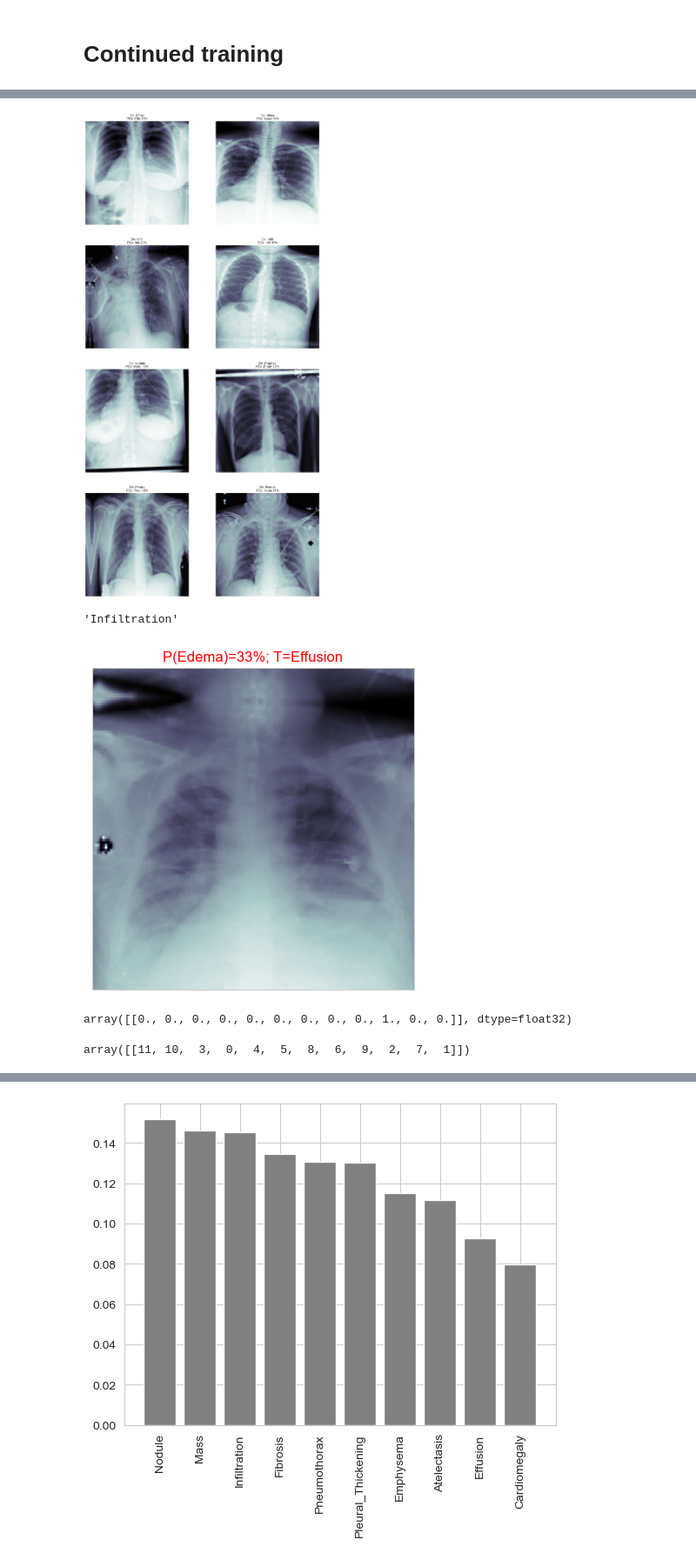
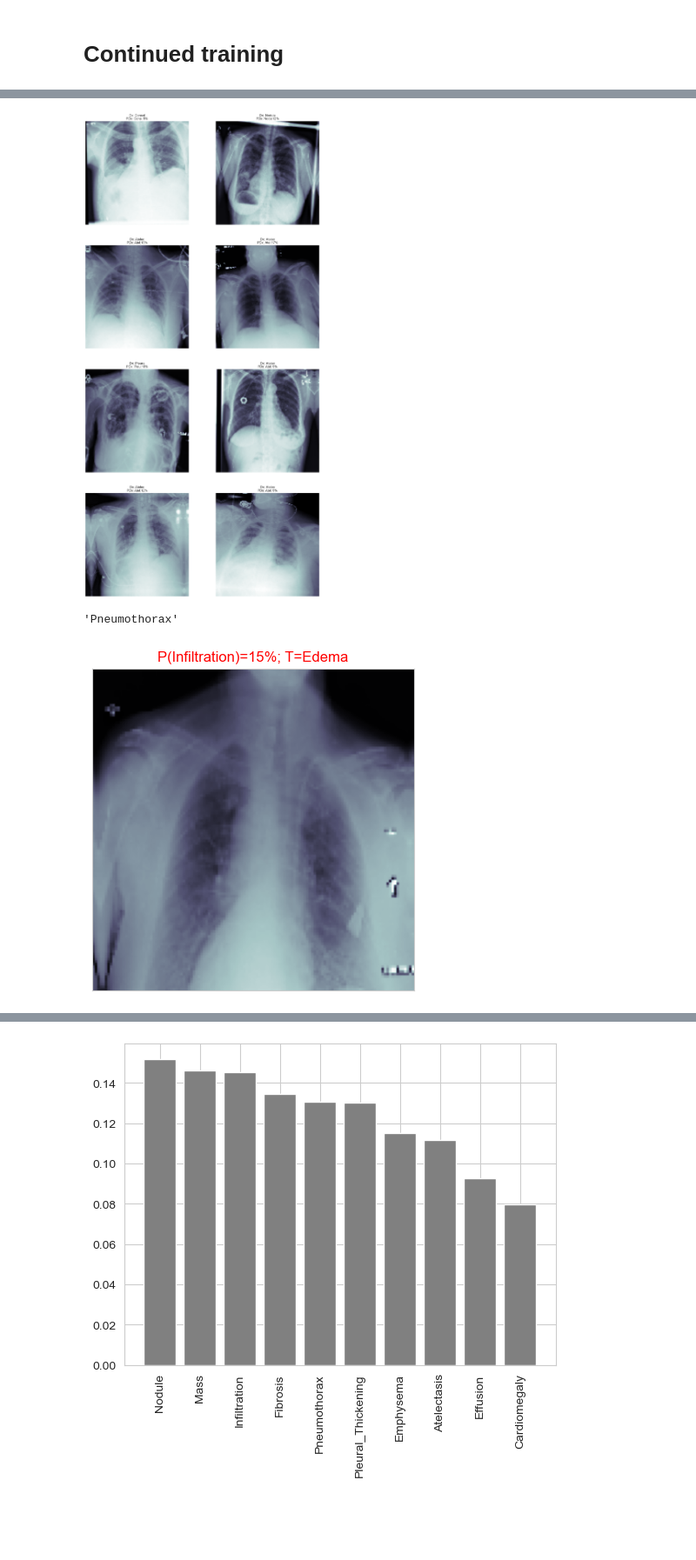
Before and after one commit to bprzybysz/chest-xray-classification, a Jupyter notebook: chest-xray-reboot.ipynb, the cells around one changed output, grey strips where cells are left out. Shown at 87% size. Cells and saved outputs as stored; diff of their text form; code cells hidden in the pictures; blank space fills up the shorter version.

```diff
--- a/chest-xray-reboot.ipynb
+++ b/chest-xray-reboot.ipynb
@@ -177,7 +227,7 @@ import tensorflow as tf
 clr_mode = {1: 'grayscale', 3: 'rgb'}
 
 # def flow_from_dataframe(img_data_gen, in_df, path_col, y_col, target_size=(128, 128), color_mode='rgb', batch_size=32, shuffle=False, seed=None):
-def dataset_from_dataframe(img_data_gen, in_df, path_col, y_col, target_size=IMG_SIZE, color_channels=COLOR_CHANNELS, batch_size=BATCH_SIZE, seed=None):
+def dataset_from_dataframe(img_data_gen, in_df, path_col, y_col, target_size=IMG_SIZE, color_channels=COLOR_CHANNELS, batch_size=BATCH_SIZE, seed=42, shuffle=False):
     df_gen = img_data_gen.flow_from_dataframe(
         in_df, directory=os.getcwd(),
         x_col=path_col,
@@ -186,7 +236,7 @@ def dataset_from_dataframe(img_data_gen, in_df, path_col, y_col, target_size=IMG
         batch_size=batch_size,
         target_size=target_size,
         color_mode=clr_mode[color_channels],
-        shuffle=True,
+        shuffle=shuffle,
         repeat=True,
         seed=seed
     )
@@ -198,32 +248,35 @@ def dataset_from_dataframe(img_data_gen, in_df, path_col, y_col, target_size=IMG
             yield x, np.vstack(y)
 
 
-    train_ds = tf.data.Dataset.from_generator(data_generator,
+    ds = tf.data.Dataset.from_generator(data_generator,
                                               output_signature=(
                                                     tf.TensorSpec(shape=(batch_size, *target_size, color_channels), dtype=tf.float32),
                                                     tf.TensorSpec(shape=(batch_size, len(all_labels)), dtype=tf.float32)))
 
-    return train_ds
+    return ds
 # %%
 train_ds = dataset_from_dataframe(core_idg, train_df,
                                   path_col = 'path',
                                   y_col = 'disease_vec',
                                   target_size = IMG_SIZE,
                                   color_channels=COLOR_CHANNELS,
-                                  batch_size = BATCH_SIZE)
+                                  batch_size = BATCH_SIZE,
+                                  shuffle=True)
 valid_ds = dataset_from_dataframe(core_idg, valid_df,
                                   path_col = 'path',
                                   y_col = 'disease_vec',
                                   target_size = IMG_SIZE,
                                   color_channels=COLOR_CHANNELS,
-                                  batch_size = VALID_BATCH_SIZE) # we can use much larger batches for evaluation
+                                  batch_size = VALID_BATCH_SIZE,
+                                  shuffle=True) # we can use much larger batches for evaluation
 # used a fixed dataset for evaluating the algorithm
 test_ds = dataset_from_dataframe(core_idg, valid_df,
                                  path_col = 'path',
                                  y_col = 'disease_vec',
                                  target_size = IMG_SIZE,
                                  color_channels=COLOR_CHANNELS,
-                                 batch_size = TEST_BATCH_SIZE) # one big batch
+                                 batch_size = TEST_BATCH_SIZE,
+                                 shuffle=False) # one big batch
 
 X_test, y_test = next(iter(test_ds))
 # %% [output]
@@ -296,8 +360,9 @@ early = EarlyStopping(monitor="val_loss",
                       patience=3)
 callbacks_list = [rlr, checkpoint, early]
 # %%
-multi_disease_model.fit(train_ds,
-                        steps_per_epoch=STEPS_PER_EPOCH,
-                        validation_data = (X_test, y_test),
-                        epochs = 1,
-                        callbacks = callbacks_list)
+if not LOAD_MODEL:
+    multi_disease_model.fit(train_ds,
+                            steps_per_epoch=STEPS_PER_EPOCH,
+                            validation_data = (X_test, y_test),
+                            epochs = 1,
+                            callbacks = callbacks_list)
@@ -348,8 +406,9 @@ plot_roc_curve(Y_test, y_preds, all_labels)
 # %% [markdown]
 # Continued training
 # %%
-multi_disease_model.fit(train_ds,
-                        steps_per_epoch = STEPS_PER_EPOCH,
-                        validation_data =  (X_test, y_test),
-                        epochs = 10,
-                        callbacks = [rlr, checkpoint])
+if not LOAD_MODEL:
+    multi_disease_model.fit(train_ds,
+                            steps_per_epoch = STEPS_PER_EPOCH,
+                            validation_data =  (X_test, y_test),
+                            epochs = 20,
+                            callbacks = [rlr, checkpoint])
@@ -383,19 +423,19 @@ plot_roc_curve(Y_test, y_preds, all_labels)
 # %%
 sickest_idx = np.argsort(np.sum(Y_test, 1) < 1)
 fig, m_axs = plt.subplots(4, 2, figsize = (16, 32))
 for (idx, c_ax) in zip(sickest_idx, m_axs.flatten()):
     c_ax.imshow(X_test[idx, :, :, 0], cmap ='bone')
     stat_str = [n_class[:6] for n_class, n_score in zip(all_labels,
                                                         Y_test[idx])
                 if n_score>0.5]
-    pred_str = ['%s:%2.0f%%' % (n_class[:4], p_score*100)  for n_class, n_score, p_score in zip(all_labels,
-                                                                                                Y_test[idx], y_preds[idx])
-                if (n_score>0.5) or (p_score>0.5)]
+    pred_str = ['%s:%2.0f%%' % (n_class[:4], p_score*100)
+                    for n_class, n_score, p_score in zip(all_labels, Y_test[idx], y_preds[idx])
+                        if (n_score>0.5) or (p_score>0.5)]
     c_ax.set_title('Dx: '+', '.join(stat_str)+'\nPDx: '+', '.join(pred_str))
     c_ax.axis('off')
 fig.savefig('trained_img_predictions.png')
 # %% [output]
-[figure, old version]
+[figure, new version]
 # %%
 def get_pred_label(prediction_probabilities):
     """
@@ -407,7 +447,7 @@ def get_pred_label(prediction_probabilities):
 pred_label = get_pred_label(y_preds[81])
 pred_label
 # %% [output]
-'Infiltration'
+'Pneumothorax'
 # %%
 def plot_pred(prediction_probabilities, labels, images, n=1):
     """
@@ -428,15 +468,4 @@ def plot_pred(prediction_probabilities, labels, images, n=1):
 
 plot_pred(y_preds, Y_test, X_test, 2)
 # %% [output]
-[figure, old version]
+[figure, new version]
-# %%
-IX = 4
-yy = Y_test[IX].reshape(1, -1)
-yy
-# %% [output]
-array([[0., 0., 0., 0., 0., 0., 0., 0., 0., 1., 0., 0.]], dtype=float32)
-# %%
-pyy = y_preds[IX].reshape(1, -1)
-pyy.argsort()
-# %% [output]
-array([[11, 10,  3,  0,  4,  5,  8,  6,  9,  2,  7,  1]])
```
Also changed, not shown: parts of 25 cells of this notebook.
